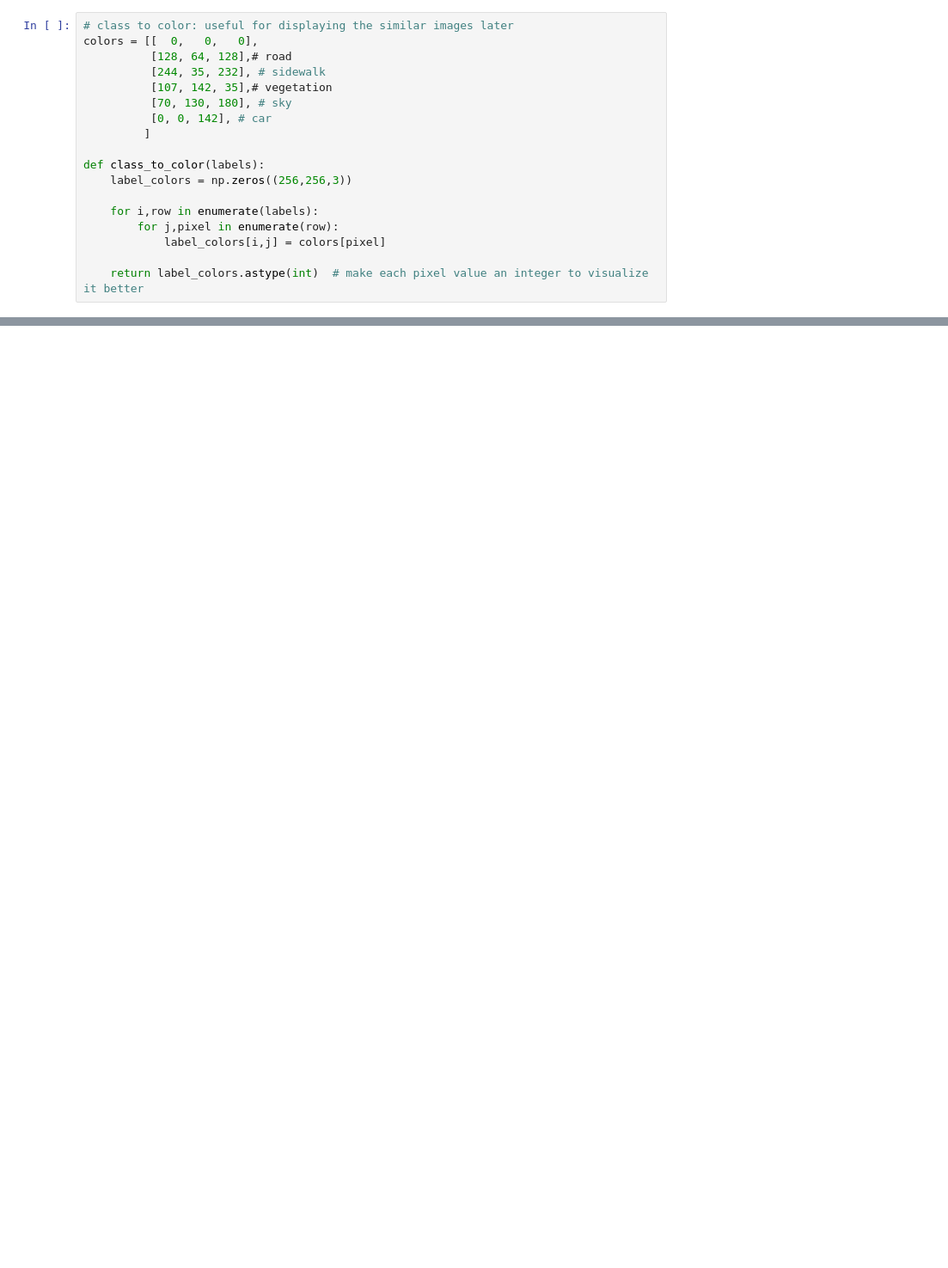
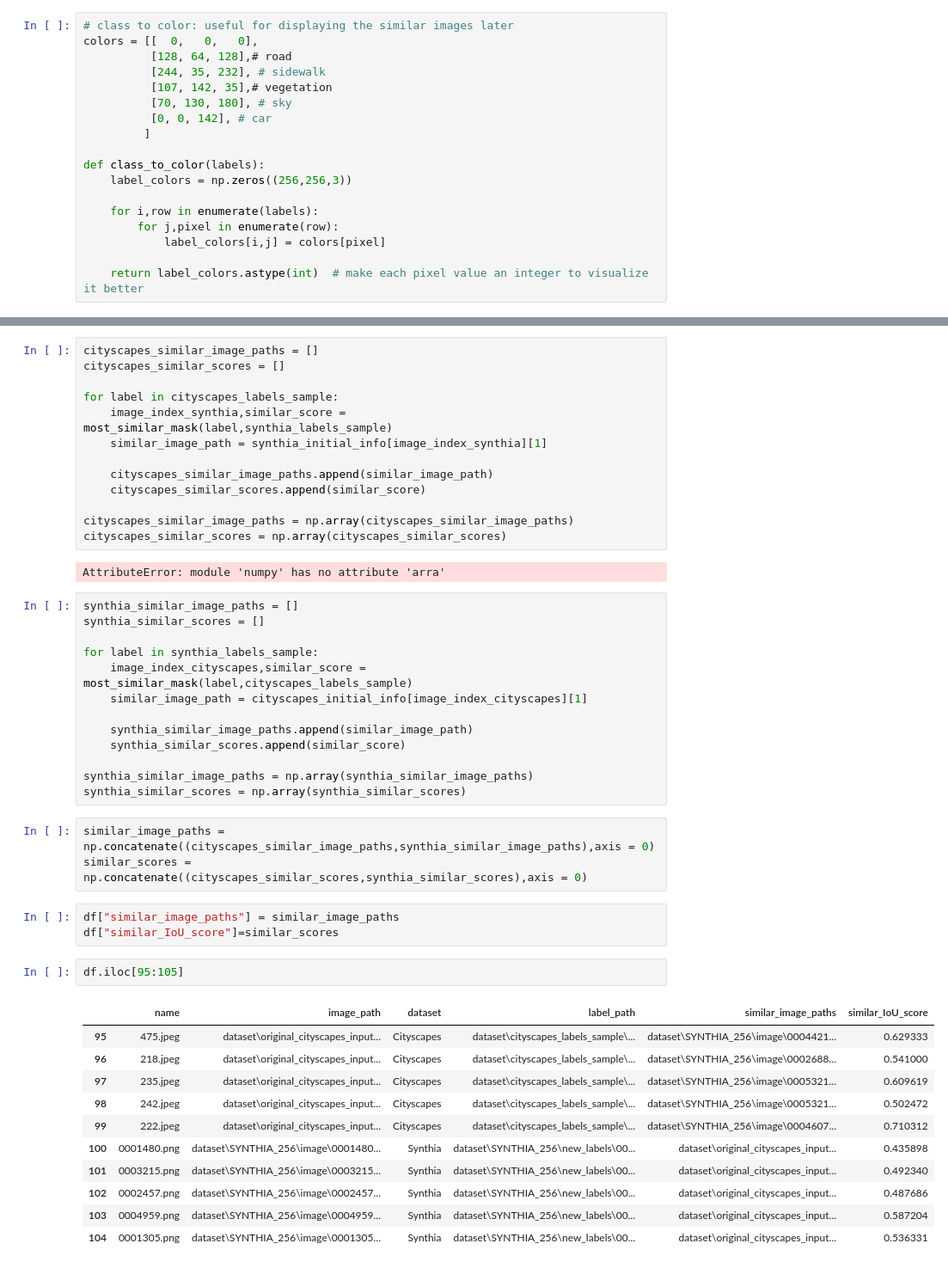
Before and after one commit to SihanZhu22/Graduation-project-domain-shift-image-2-image, a Jupyter notebook: jupyter/5.5-Generate DataFrame for front-end.ipynb, the cells around one changed output, grey strips where cells are left out. Shown: that part at 86% size. Drawn from its saved outputs; the diff is of its cells as text; blank space fills up the shorter version.

```diff
--- a/jupyter/5.5-Generate DataFrame for front-end.ipynb
+++ b/jupyter/5.5-Generate DataFrame for front-end.ipynb
@@ -209,0 +369,48 @@ def transform_masks_synthia(labels):
+# %%
+cityscapes_similar_image_paths = []
+cityscapes_similar_scores = []
+
+for label in cityscapes_labels_sample:
+    image_index_synthia,similar_score = most_similar_mask(label,synthia_labels_sample)
+    similar_image_path = synthia_initial_info[image_index_synthia][1]
+
+    cityscapes_similar_image_paths.append(similar_image_path)
+    cityscapes_similar_scores.append(similar_score)
+
+cityscapes_similar_image_paths = np.array(cityscapes_similar_image_paths)
+cityscapes_similar_scores = np.array(cityscapes_similar_scores)
+# %% [output]
+AttributeError: module 'numpy' has no attribute 'arra'
+# %%
+synthia_similar_image_paths = []
+synthia_similar_scores = []
+
+for label in synthia_labels_sample:
+    image_index_cityscapes,similar_score = most_similar_mask(label,cityscapes_labels_sample)
+    similar_image_path = cityscapes_initial_info[image_index_cityscapes][1]
+
+    synthia_similar_image_paths.append(similar_image_path)
+    synthia_similar_scores.append(similar_score)
+
+synthia_similar_image_paths = np.array(synthia_similar_image_paths)
+synthia_similar_scores = np.array(synthia_similar_scores)
+# %%
+similar_image_paths =  np.concatenate((cityscapes_similar_image_paths,synthia_similar_image_paths),axis = 0)
+similar_scores = np.concatenate((cityscapes_similar_scores,synthia_similar_scores),axis = 0)
+# %%
+df["similar_image_paths"] = similar_image_paths
+df["similar_IoU_score"]=similar_scores
+# %%
+df.iloc[95:105]
+# %% [output]
+|  | name | image_path | dataset | label_path | similar_image_paths | similar_IoU_score |
+| 95 | 475.jpeg | dataset\original_cityscapes_input... | Cityscapes | dataset\cityscapes_labels_sample\... | dataset\SYNTHIA_256\image\0004421... | 0.629333 |
+| 96 | 218.jpeg | dataset\original_cityscapes_input... | Cityscapes | dataset\cityscapes_labels_sample\... | dataset\SYNTHIA_256\image\0002688... | 0.541000 |
+| 97 | 235.jpeg | dataset\original_cityscapes_input... | Cityscapes | dataset\cityscapes_labels_sample\... | dataset\SYNTHIA_256\image\0005321... | 0.609619 |
+| 98 | 242.jpeg | dataset\original_cityscapes_input... | Cityscapes | dataset\cityscapes_labels_sample\... | dataset\SYNTHIA_256\image\0005321... | 0.502472 |
+| 99 | 222.jpeg | dataset\original_cityscapes_input... | Cityscapes | dataset\cityscapes_labels_sample\... | dataset\SYNTHIA_256\image\0004607... | 0.710312 |
+| 100 | 0001480.png | dataset\SYNTHIA_256\image\0001480... | Synthia | dataset\SYNTHIA_256\new_labels\00... | dataset\original_cityscapes_input... | 0.435898 |
+| 101 | 0003215.png | dataset\SYNTHIA_256\image\0003215... | Synthia | dataset\SYNTHIA_256\new_labels\00... | dataset\original_cityscapes_input... | 0.492340 |
+| 102 | 0002457.png | dataset\SYNTHIA_256\image\0002457... | Synthia | dataset\SYNTHIA_256\new_labels\00... | dataset\original_cityscapes_input... | 0.487686 |
+| 103 | 0004959.png | dataset\SYNTHIA_256\image\0004959... | Synthia | dataset\SYNTHIA_256\new_labels\00... | dataset\original_cityscapes_input... | 0.587204 |
+| 104 | 0001305.png | dataset\SYNTHIA_256\image\0001305... | Synthia | dataset\SYNTHIA_256\new_labels\00... | dataset\original_cityscapes_input... | 0.536331 |
```
Also changed, not shown: parts of 90 cells of this notebook, 1 other file.
